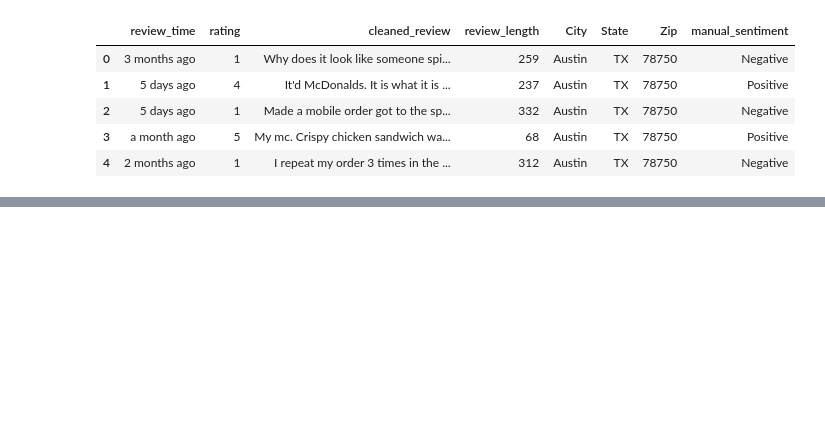
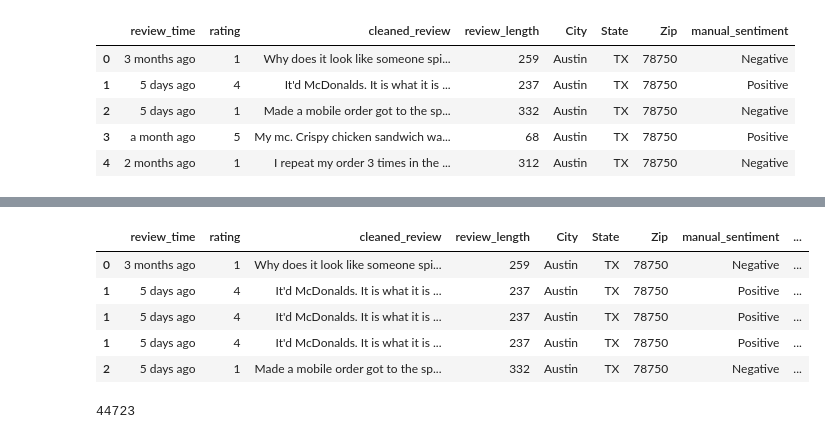
Before and after one commit to carissa406/McDonalds, a Jupyter notebook: reviews.ipynb, the cells around one changed output, grey strips where cells are left out. Saved outputs shown, nothing was run; the diff lists cells and outputs as text; code cells hidden in the pictures; blank space fills up the shorter version.

```diff
--- a/reviews.ipynb
+++ b/reviews.ipynb
@@ -1360,0 +1465,9 @@ df_2.to_csv('cleaned_data.csv', index=False)
+# %%
+exploded_df.head()
+# %% [output]
+|  | review_time | rating | cleaned_review | review_length | City | State | Zip | manual_sentiment | ... |
+| 0 | 3 months ago | 1 | Why does it look like someone spi... | 259 | Austin | TX | 78750 | Negative | ... |
+| 1 | 5 days ago | 4 | It'd McDonalds. It is what it is ... | 237 | Austin | TX | 78750 | Positive | ... |
+| 1 | 5 days ago | 4 | It'd McDonalds. It is what it is ... | 237 | Austin | TX | 78750 | Positive | ... |
+| 1 | 5 days ago | 4 | It'd McDonalds. It is what it is ... | 237 | Austin | TX | 78750 | Positive | ... |
+| 2 | 5 days ago | 1 | Made a mobile order got to the sp... | 332 | Austin | TX | 78750 | Negative | ... |
@@ -1360,0 +1476,4 @@ df_2.to_csv('cleaned_data.csv', index=False)
+# %%
+len(exploded_df)
+# %% [output]
+44723
```
Also changed, not shown: parts of 31 cells of this notebook.
